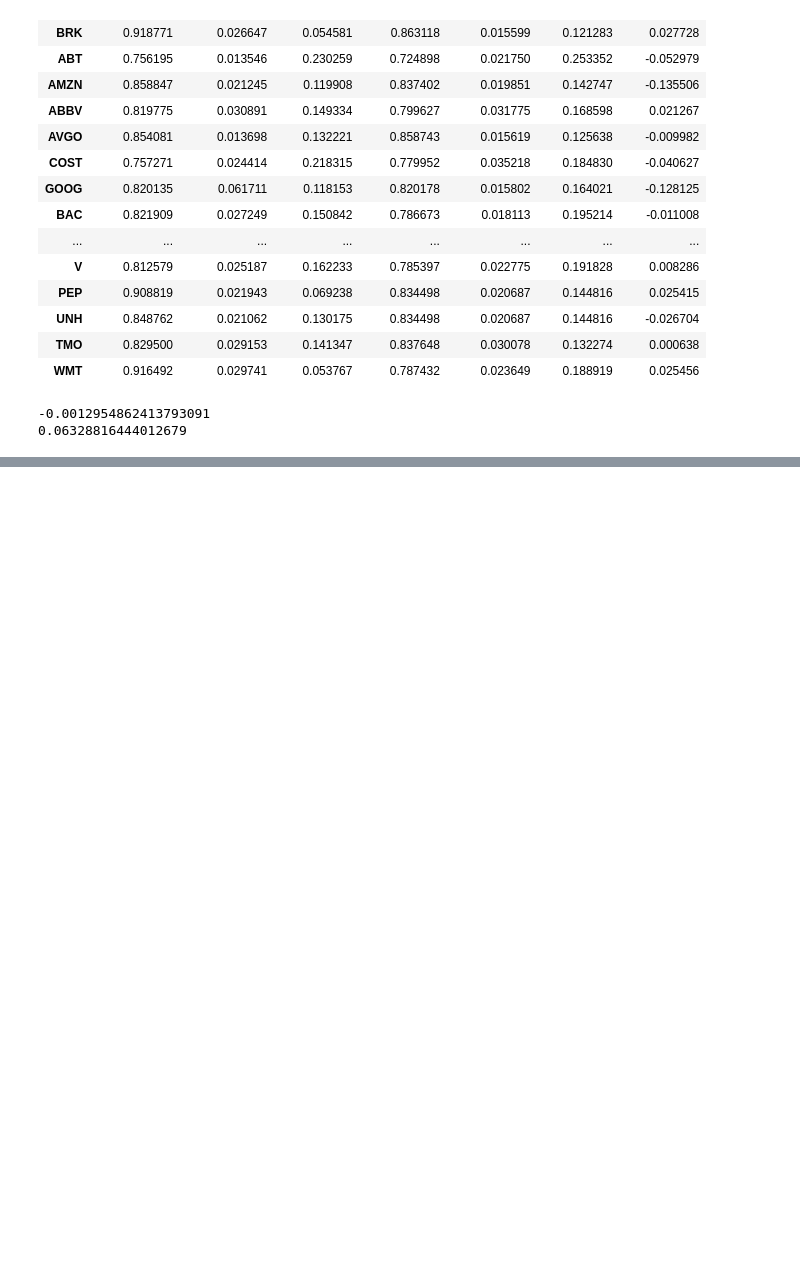
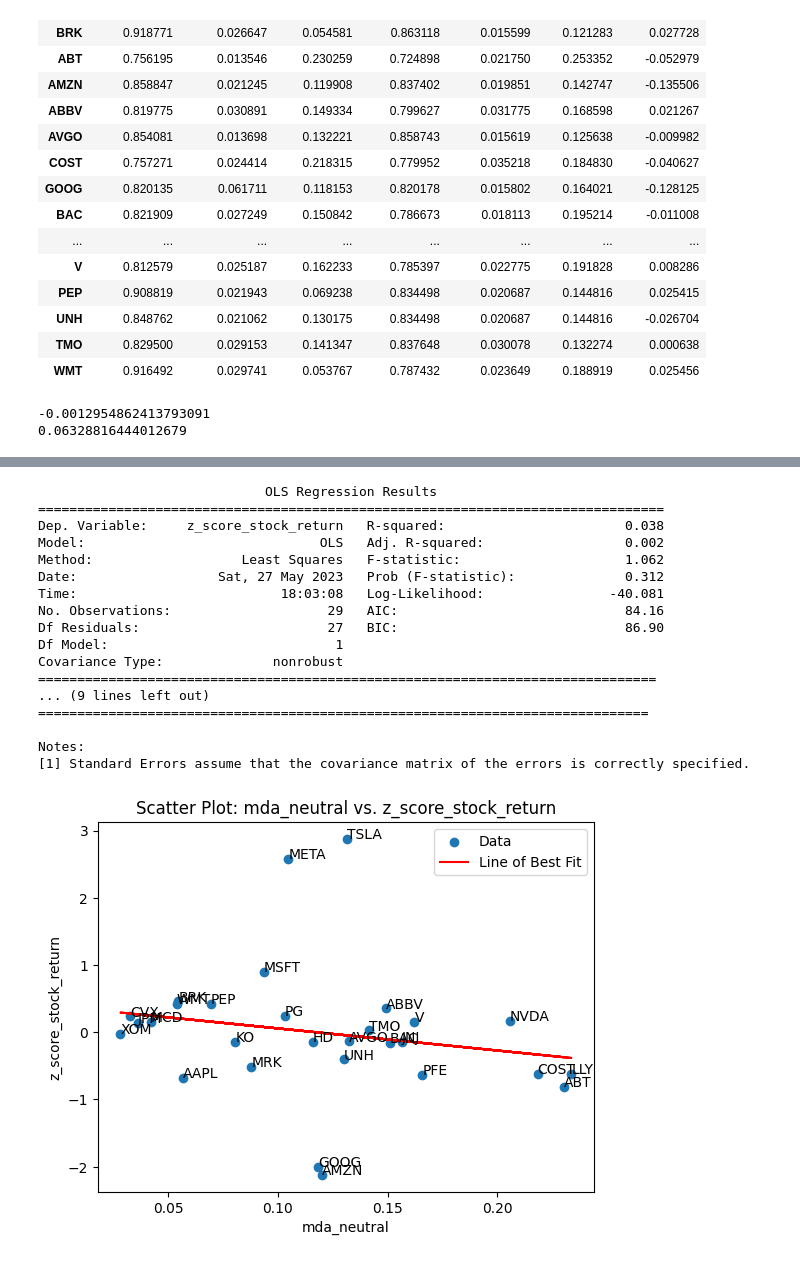
Before and after one commit to kevink107/finance-sentiment-analysis, a Jupyter notebook: data/regression.ipynb, the cells around one changed output, grey strips where cells are left out. Saved outputs shown, nothing was run; the diff lists cells and outputs as text; code cells hidden in the pictures; blank space fills up the shorter version.

```diff
--- a/data/regression.ipynb
+++ b/data/regression.ipynb
@@ -184,0 +178,21 @@ Mean Absolute Error (MAE): 0.6274567250137071
+# %%
+plot('mda_neutral', 'z_score_stock_return')
+# %% [output]
+                             OLS Regression Results
+================================================================================
+Dep. Variable:     z_score_stock_return   R-squared:                       0.038
+Model:                              OLS   Adj. R-squared:                  0.002
+Method:                   Least Squares   F-statistic:                     1.062
+Date:                  Sat, 27 May 2023   Prob (F-statistic):              0.312
+Time:                          18:03:08   Log-Likelihood:                -40.081
+No. Observations:                    29   AIC:                             84.16
+Df Residuals:                        27   BIC:                             86.90
+Df Model:                             1
+Covariance Type:              nonrobust
+===============================================================================
+... (9 lines left out)
+==============================================================================
+
+Notes:
+[1] Standard Errors assume that the covariance matrix of the errors is correctly specified.
+[figure, added]
```
Also changed, not shown: parts of 14 cells of this notebook.
